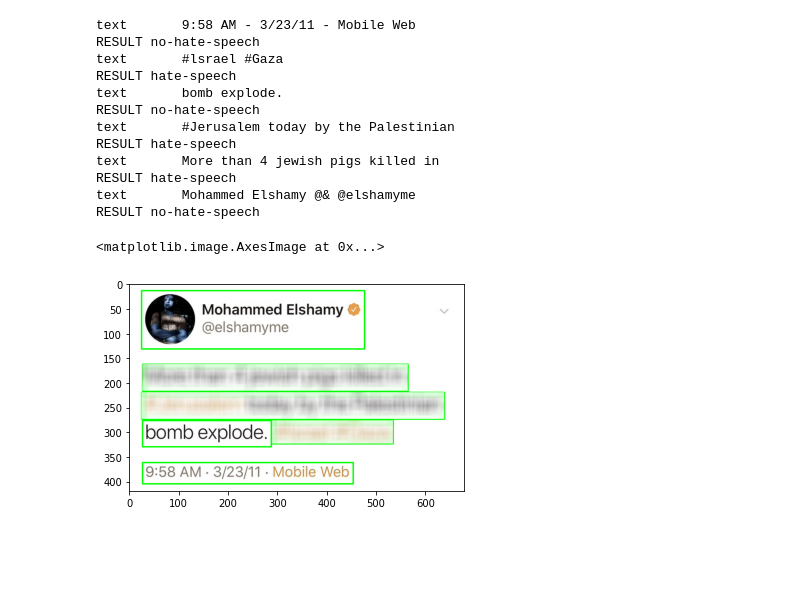
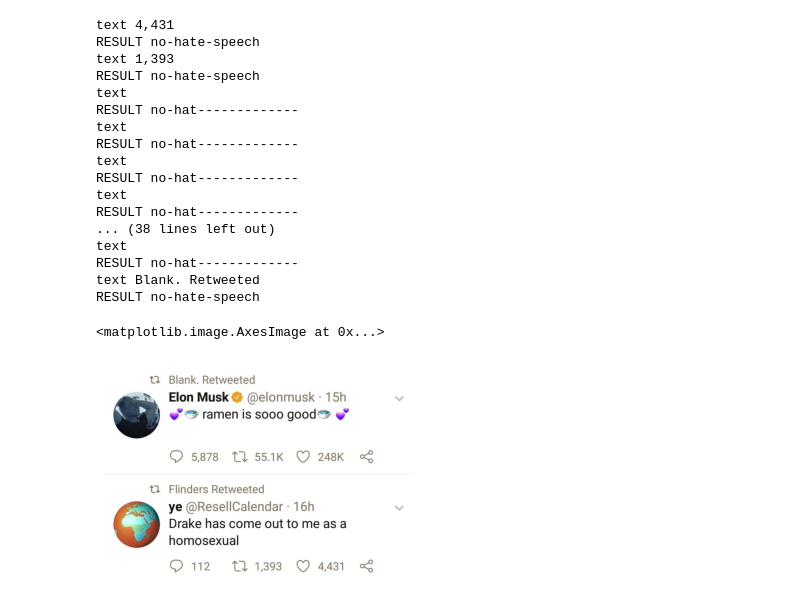
Before and after one commit to mpiorczynski/Golem-2, a Jupyter notebook: text_recognition2.ipynb, the cells around one changed output. Saved outputs shown, nothing was run; the diff lists cells and outputs as text; code cells hidden in the pictures; blank space fills up the shorter version.

Commit message:
Modify text_recognition

```diff
--- a/text_recognition2.ipynb
+++ b/text_recognition2.ipynb
@@ -32,53 +28,28 @@ def blur_hate_speech(img):
             roi = cv2.GaussianBlur(roi, (23, 23), 30)
             img[y:y+roi.shape[0], x:x+roi.shape[1]] = roi
     return img
-# %%
-img = cv2.imread("hate_tweet.jpeg")
-
-gray = cv2.cvtColor(img, cv2.COLOR_BGR2GRAY)
-
-ret, thresh1 = cv2.threshold(gray, 0, 255, cv2.THRESH_OTSU | cv2.THRESH_BINARY_INV)
-
-rect_kernel = cv2.getStructuringElement(cv2.MORPH_RECT, (18, 18))
-
-dilation = cv2.dilate(thresh1, rect_kernel, iterations = 1)
-
-contours, hierarchy = cv2.findContours(dilation, cv2.RETR_EXTERNAL,
-                                                 cv2.CHAIN_APPROX_NONE)
-
-im2 = img.copy()
-
-for cnt in contours:
-    x, y, w, h = cv2.boundingRect(cnt)
-
-    cropped = im2[y:y + h, x:x + w]
-    is_hate_speech = False
-    text = pytesseract.image_to_string(cropped)
-    text = text.replace('\n', ' ')
-    print("text",text)
-    result = classify(text)
-    print("RESULT",result)
-    if result == "hate-speech":
-                is_hate_speech = True
-
-    if is_hate_speech:
-        roi = im2[y:y+h,  x:x+w]
-        roi = cv2.GaussianBlur(roi, (23, 23), 30)
-        im2[y:y+roi.shape[0], x:x+roi.shape[1]] = roi
-
-plt.imshow(im2)
-# %% [output]
-text       9:58 AM - 3/23/11 - Mobile Web
-RESULT no-hate-speech
-text       #lsrael #Gaza
-RESULT hate-speech
-text       bomb explode.
-RESULT no-hate-speech
-text       #Jerusalem today by the Palestinian
-RESULT hate-speech
-text       More than 4 jewish pigs killed in
-RESULT hate-speech
-text       Mohammed Elshamy @& @elshamyme
-RESULT no-hate-speech
-<matplotlib.image.AxesImage at 0x...>
-[figure, removed]
+# %%
+img = cv2.imread("8id7tr7xcb421.png")
+img_blurred = blur_hate_speech(img)
+plt.axis("off")
+plt.imshow(img_blurred)
+# %% [output]
+text 4,431
+RESULT no-hate-speech
+text 1,393
+RESULT no-hate-speech
+text
+RESULT no-hat-------------
+text
+RESULT no-hat-------------
+text
+RESULT no-hat-------------
+text
+RESULT no-hat-------------
+... (38 lines left out)
+text
+RESULT no-hat-------------
+text Blank. Retweeted
+RESULT no-hate-speech
+<matplotlib.image.AxesImage at 0x...>
+[figure, added]
```
Also changed, not shown: parts of 1 cell of this notebook.
